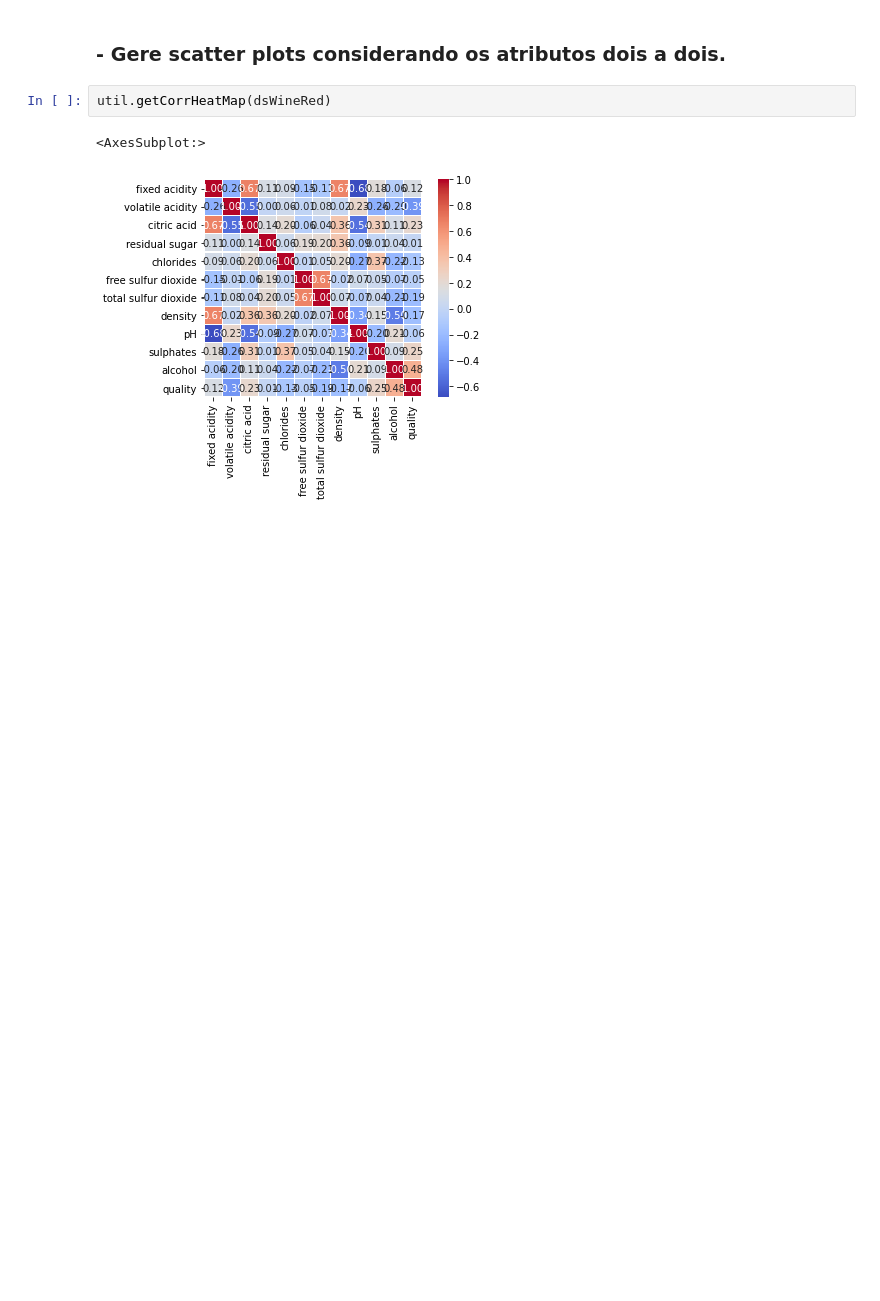
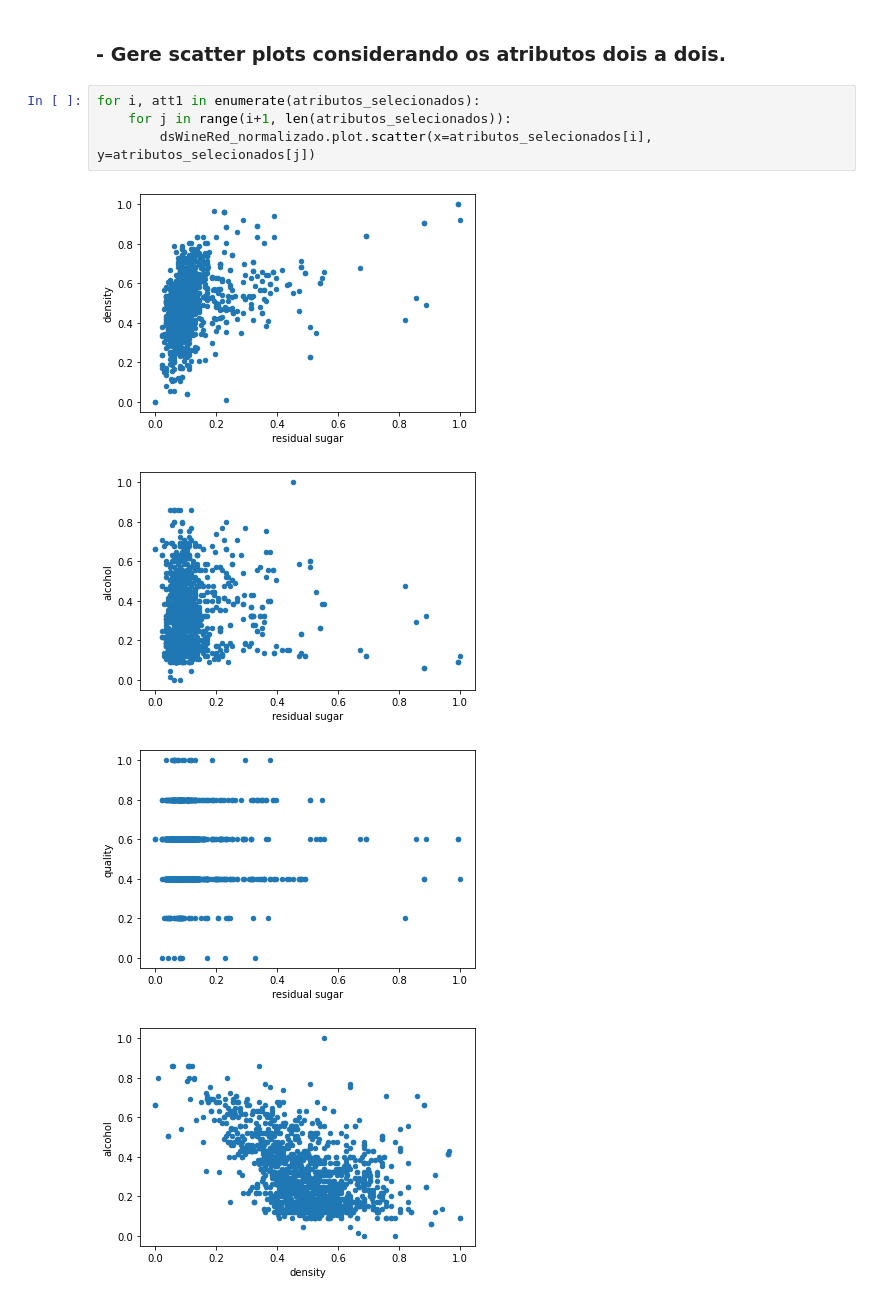
Before and after one commit to andersonmgomes/ML_prof_AnaLuizaBessa, a Jupyter notebook: 20211001-Trabalho01.ipynb, the cells around one changed output. Cells and saved outputs as stored; diff of their text form; blank space fills up the shorter version.

```diff
--- a/20211001-Trabalho01.ipynb
+++ b/20211001-Trabalho01.ipynb
@@ -134,8 +134,12 @@ array([[<AxesSubplot:title={'center':'residual sugar'}>,
 [figure]
 # %% [markdown]
 ### - Gere scatter plots considerando os atributos dois a dois.
-# %%
-util.getCorrHeatMap(dsWineRed)
-# %% [output]
-<AxesSubplot:>
-[figure, removed]
+# %%
+for i, att1 in enumerate(atributos_selecionados):
+    for j in range(i+1, len(atributos_selecionados)):
+        dsWineRed_normalizado.plot.scatter(x=atributos_selecionados[i], y=atributos_selecionados[j])
+# %% [output]
+[figure, added]
+[figure, added]
+[figure, added]
+[figure, added]
```
Also changed, not shown: parts of 4 cells of this notebook.
